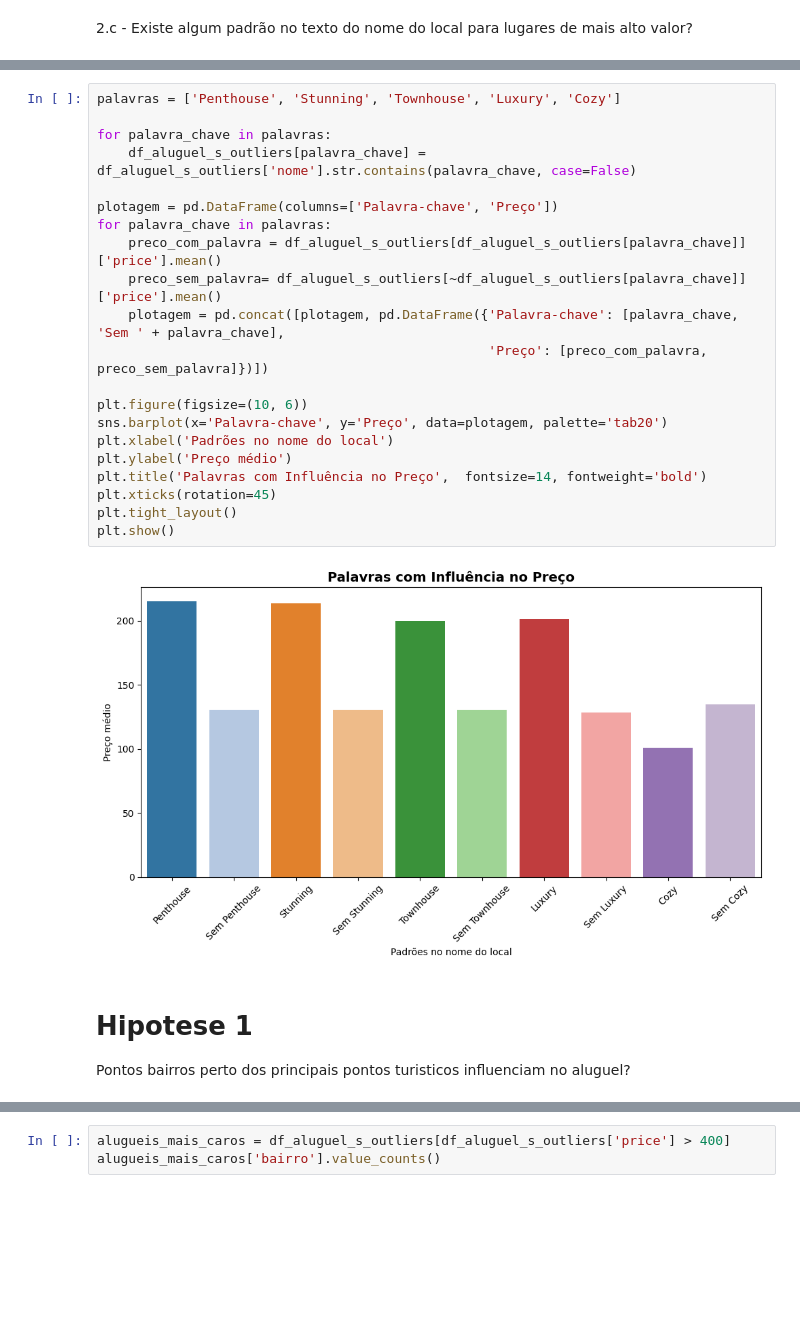
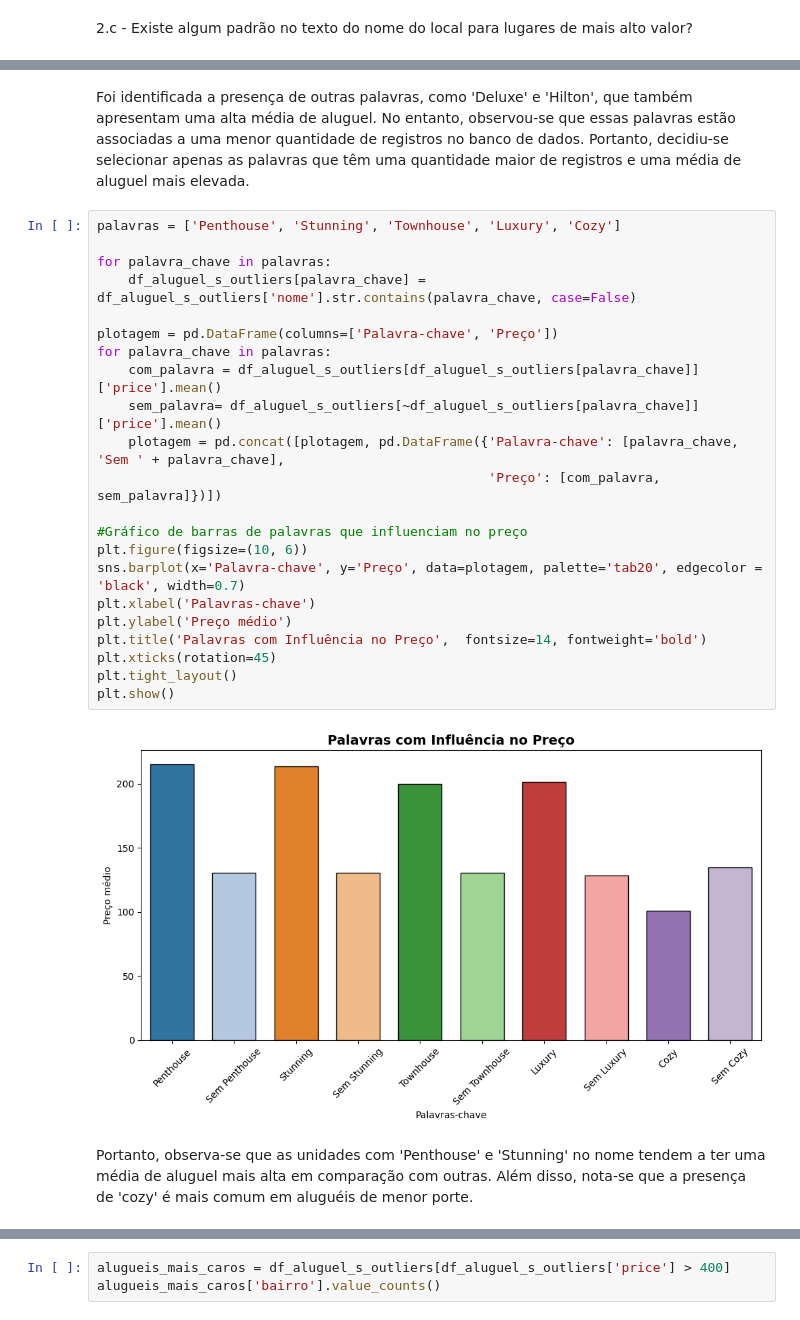
Before and after one commit to AdrielyZBoller/DesafioDS, a Jupyter notebook: Notebooks/Analise_exploratoria.ipynb, the cells around one changed output, grey strips where cells are left out. Drawn from its saved outputs; the diff is of its cells as text; blank space fills up the shorter version.

```diff
--- a/Notebooks/Analise_exploratoria.ipynb
+++ b/Notebooks/Analise_exploratoria.ipynb
@@ -493,27 +532,28 @@ Text(0.5, 1.0, 'Correlação de spearman')
+# %% [markdown]
+Foi identificada a presença de outras palavras, como 'Deluxe' e 'Hilton', que também apresentam uma alta média de aluguel. No entanto, observou-se que essas palavras estão associadas a uma menor quantidade de registros no banco de dados. Portanto, decidiu-se selecionar apenas as palavras que têm uma quantidade maior de registros e uma média de aluguel mais elevada.
 # %%
 palavras = ['Penthouse', 'Stunning', 'Townhouse', 'Luxury', 'Cozy']
 
 for palavra_chave in palavras:
     df_aluguel_s_outliers[palavra_chave] = df_aluguel_s_outliers['nome'].str.contains(palavra_chave, case=False)
 
 plotagem = pd.DataFrame(columns=['Palavra-chave', 'Preço'])
 for palavra_chave in palavras:
-    preco_com_palavra = df_aluguel_s_outliers[df_aluguel_s_outliers[palavra_chave]]['price'].mean()
-    preco_sem_palavra= df_aluguel_s_outliers[~df_aluguel_s_outliers[palavra_chave]]['price'].mean()
+    com_palavra = df_aluguel_s_outliers[df_aluguel_s_outliers[palavra_chave]]['price'].mean()
+    sem_palavra= df_aluguel_s_outliers[~df_aluguel_s_outliers[palavra_chave]]['price'].mean()
     plotagem = pd.concat([plotagem, pd.DataFrame({'Palavra-chave': [palavra_chave, 'Sem ' + palavra_chave],
-                                                  'Preço': [preco_com_palavra, preco_sem_palavra]})])
+                                                  'Preço': [com_palavra, sem_palavra]})])
 
+#Gráfico de barras de palavras que influenciam no preço
 plt.figure(figsize=(10, 6))
-sns.barplot(x='Palavra-chave', y='Preço', data=plotagem, palette='tab20')
-plt.xlabel('Padrões no nome do local')
+sns.barplot(x='Palavra-chave', y='Preço', data=plotagem, palette='tab20', edgecolor = 'black', width=0.7)
+plt.xlabel('Palavras-chave')
 plt.ylabel('Preço médio')
 plt.title('Palavras com Influência no Preço',  fontsize=14, fontweight='bold')
 plt.xticks(rotation=45)
 plt.tight_layout()
 plt.show()
 # %% [output]
-[figure, old version]
+[figure, new version]
-# %% [markdown]
-# Hipotese 1
-
-Pontos bairros perto dos principais pontos turisticos influenciam no aluguel?
+# %% [markdown]
+Portanto, observa-se que as unidades com 'Penthouse' e 'Stunning' no nome tendem a ter uma média de aluguel mais alta em comparação com outras. Além disso, nota-se que a presença de 'cozy' é mais comum em aluguéis de menor porte.
```
Also changed, not shown: parts of 18 cells of this notebook, 1 other file.
